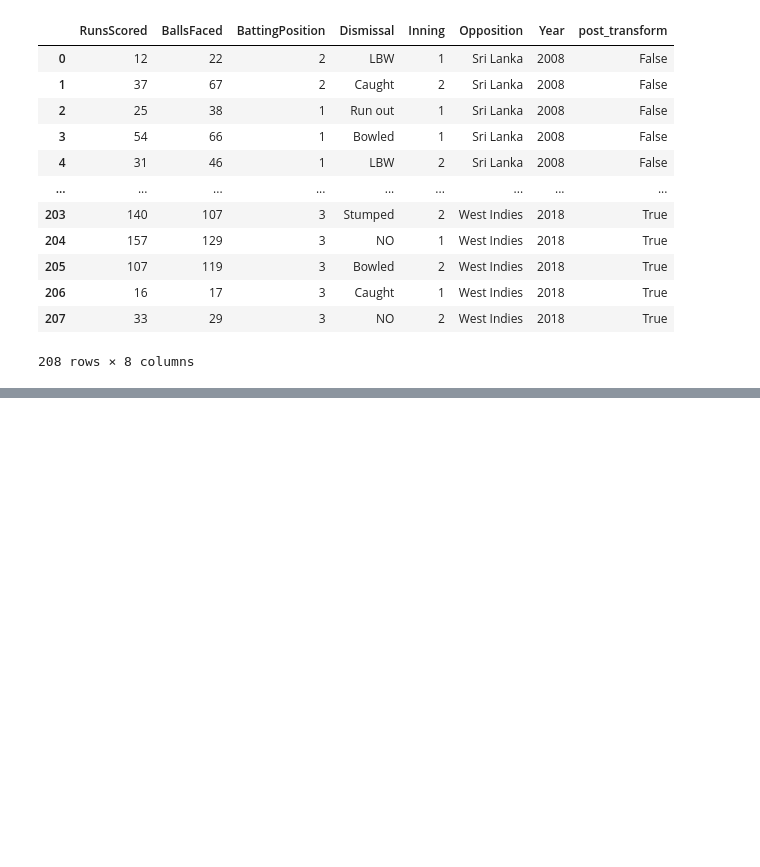
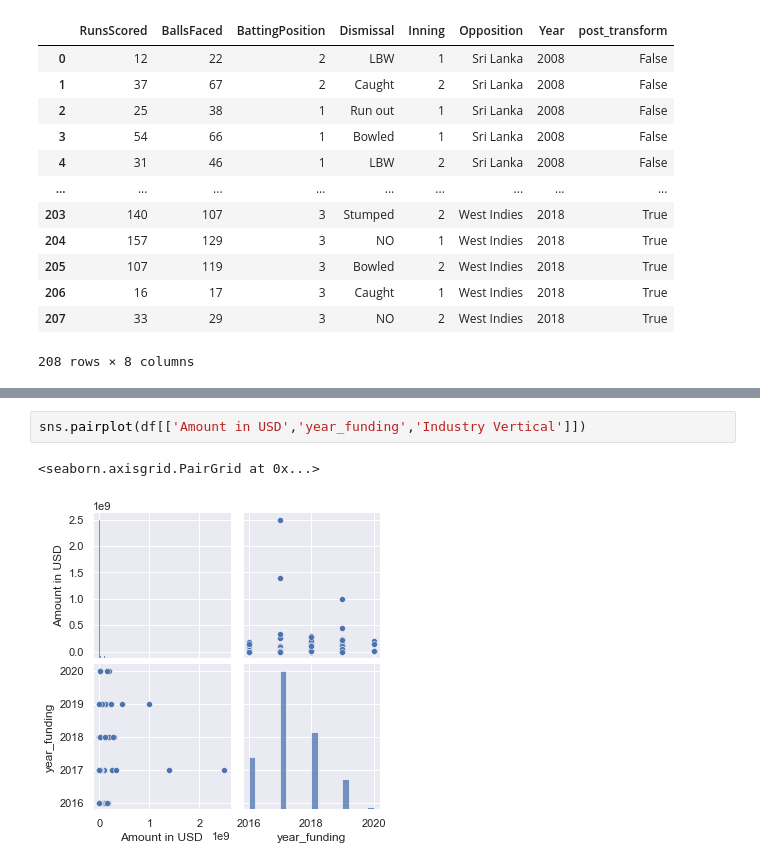
Before and after one commit to RAJAT199292/DataScienceVisualization, a Jupyter notebook: visualization.ipynb, the cells around one changed output, grey strips where cells are left out. Saved outputs shown, nothing was run; the diff lists cells and outputs as text; blank space fills up the shorter version.

```diff
--- a/visualization.ipynb
+++ b/visualization.ipynb
@@ -651,0 +699,5 @@ mydata
+# %%
+sns.pairplot(df[['Amount in USD','year_funding','Industry Vertical']])
+# %% [output]
+<seaborn.axisgrid.PairGrid at 0x...>
+[figure, added]
```
Also changed, not shown: parts of 17 cells of this notebook.
